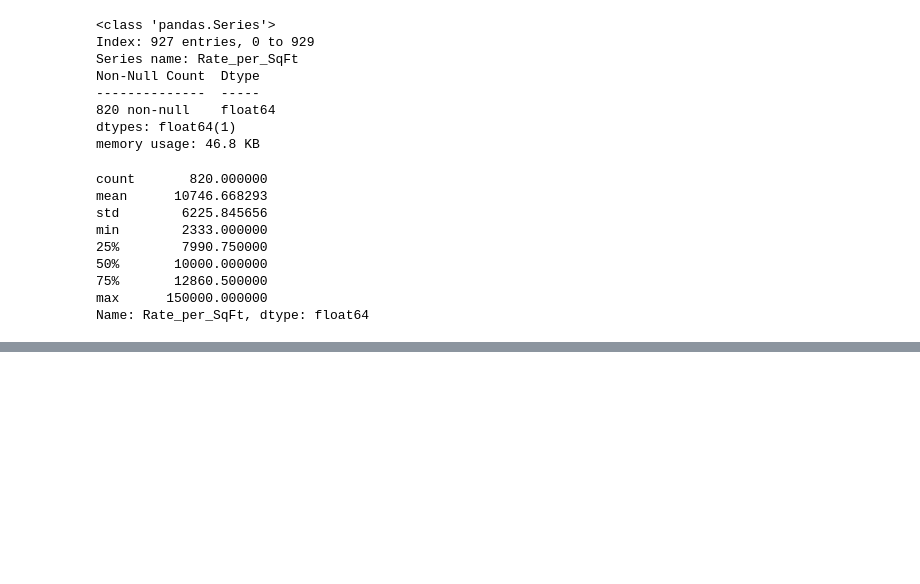
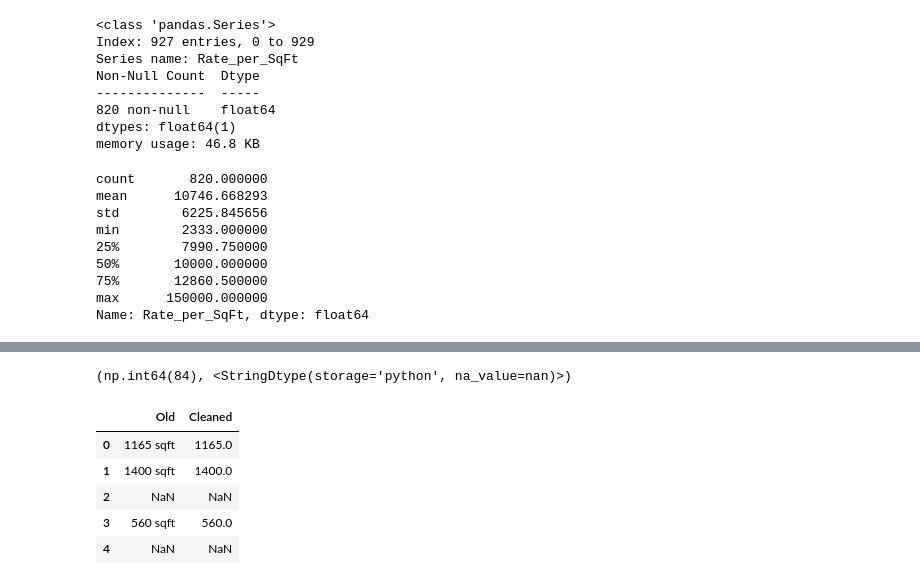
Before and after one commit to Omkesh-Bash/pune-real-estate-data-cleaning, a Jupyter notebook: notebooks/Pune_Real_Estate_Data_Cleaning.ipynb, the cells around one changed output, grey strips where cells are left out. Saved outputs shown, nothing was run; the diff lists cells and outputs as text; code cells hidden in the pictures; blank space fills up the shorter version.

```diff
--- a/notebooks/Pune_Real_Estate_Data_Cleaning.ipynb
+++ b/notebooks/Pune_Real_Estate_Data_Cleaning.ipynb
@@ -543,0 +560,17 @@ Name: Rate_per_SqFt, dtype: float64
+# %%
+real_estate.Carpet_Area.isna().sum(), real_estate.Carpet_Area.dtype
+# %% [output]
+(np.int64(84), <StringDtype(storage='python', na_value=nan)>)
+# %%
+temp_carpet_area = pd.DataFrame({
+    'Old' : real_estate.Carpet_Area,
+    'Cleaned' : real_estate['Carpet_Area'].map(lambda x : x if pd.isna(x) else int(x.removesuffix(' sqft')))
+})
+temp_carpet_area.head()
+# %% [output]
+|  | Old | Cleaned |
+| 0 | 1165 sqft | 1165.0 |
+| 1 | 1400 sqft | 1400.0 |
+| 2 | NaN | NaN |
+| 3 | 560 sqft | 560.0 |
+| 4 | NaN | NaN |
```
Also changed, not shown: parts of 10 cells of this notebook.
